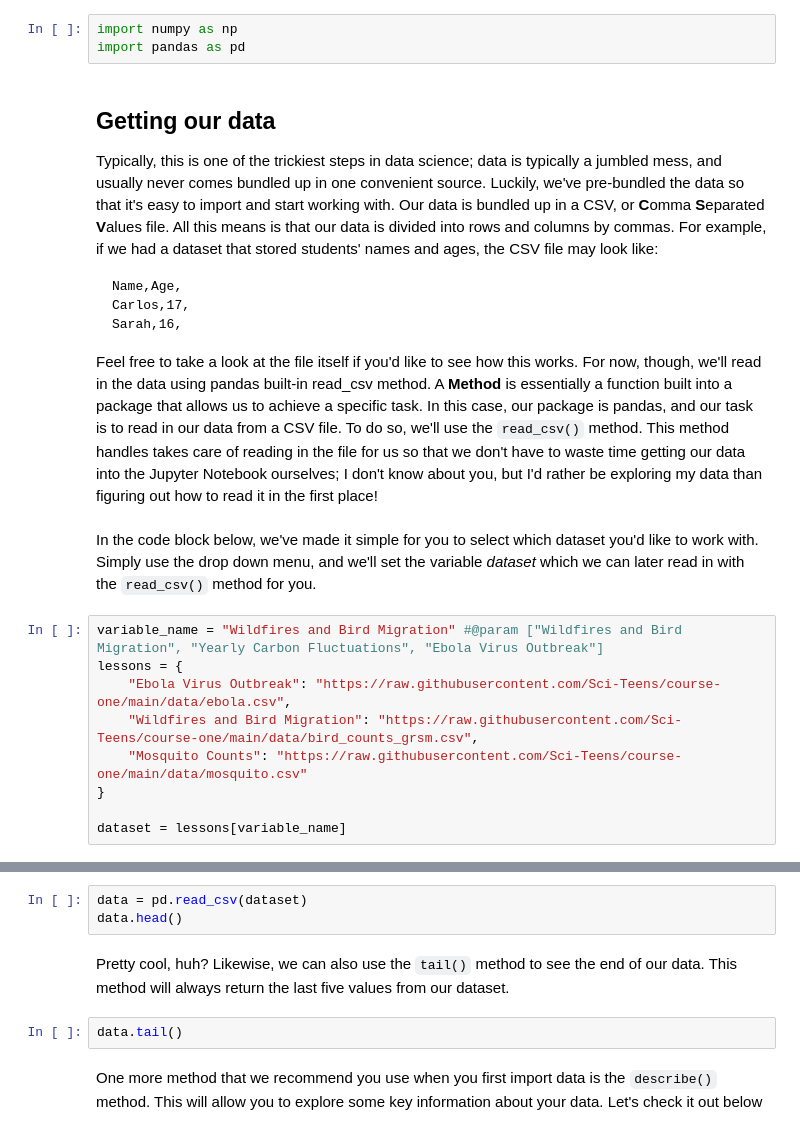
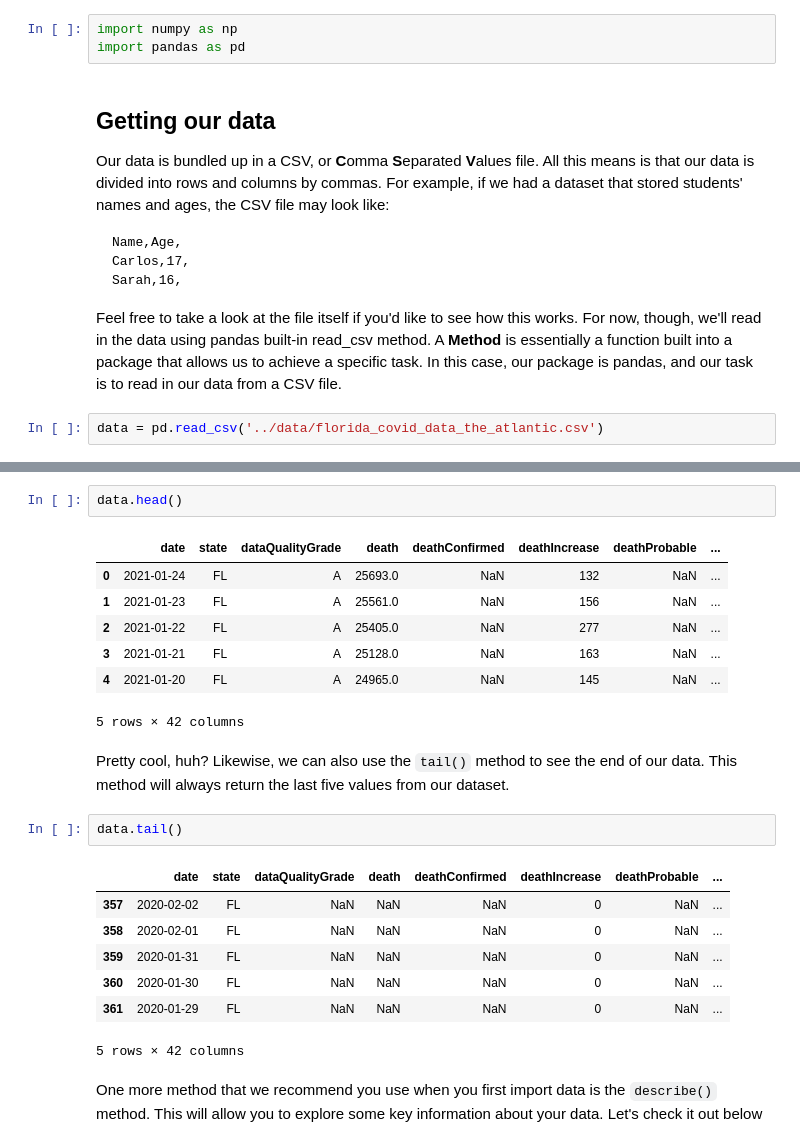
Before and after one commit to Sci-Teens/ecology-program, a Jupyter notebook: lessons/2_introduction_to_data_processing.ipynb, the cells around one changed output, grey strips where cells are left out. Cells and saved outputs as stored; diff of their text form.

Commit message:
Remove unnecessary data Remove repetitive text from lesson two

````diff
--- a/lessons/2_introduction_to_data_processing.ipynb
+++ b/lessons/2_introduction_to_data_processing.ipynb
@@ -20,25 +20,16 @@ import numpy as np
 import pandas as pd
 # %% [markdown]
 ## Getting our data
-Typically, this is one of the trickiest steps in data science; data is typically a jumbled mess, and usually never comes bundled up in one convenient source. Luckily, we've pre-bundled the data so that it's easy to import and start working with. Our data is bundled up in a CSV, or **C**omma **S**eparated **V**alues file. All this means is that our data is divided into rows and columns by commas. For example, if we had a dataset that stored students' names and ages, the CSV file may look like:
+Our data is bundled up in a CSV, or **C**omma **S**eparated **V**alues file. All this means is that our data is divided into rows and columns by commas. For example, if we had a dataset that stored students' names and ages, the CSV file may look like:
 ```
 Name,Age,
 Carlos,17,
 Sarah,16,
 ```
 
-Feel free to take a look at the file itself if you'd like to see how this works. For now, though, we'll read in the data using pandas built-in read_csv method. A **Method** is essentially a function built into a package that allows us to achieve a specific task. In this case, our package is pandas, and our task is to read in our data from a CSV file. To do so, we'll use the ``read_csv()`` method. This method handles takes care of reading in the file for us so that we don't have to waste time getting our data into the Jupyter Notebook ourselves; I don't know about you, but I'd rather be exploring my data than figuring out how to read it in the first place!
+Feel free to take a look at the file itself if you'd like to see how this works. For now, though, we'll read in the data using pandas built-in read_csv method. A **Method** is essentially a function built into a package that allows us to achieve a specific task. In this case, our package is pandas, and our task is to read in our data from a CSV file.
-# %% [markdown]
-In the code block below, we've made it simple for you to select which dataset you'd like to work with. Simply use the drop down menu, and we'll set the variable *dataset* which we can later read in with the `read_csv()` method for you.
-# %%
-variable_name = "Wildfires and Bird Migration" #@param ["Wildfires and Bird Migration", "Yearly Carbon Fluctuations", "Ebola Virus Outbreak"]
-lessons = {
-    "Ebola Virus Outbreak": "https://raw.githubusercontent.com/Sci-Teens/course-one/main/data/ebola.csv",
-    "Wildfires and Bird Migration": "https://raw.githubusercontent.com/Sci-Teens/course-one/main/data/bird_counts_grsm.csv",
-    "Mosquito Counts": "https://raw.githubusercontent.com/Sci-Teens/course-one/main/data/mosquito.csv"
-}
-
-dataset = lessons[variable_name]
+# %%
+data = pd.read_csv('../data/florida_covid_data_the_atlantic.csv')
 # %% [markdown]
 ## Reading in your data
 
@@ -46,12 +37,27 @@ dataset = lessons[variable_name]
 
 Let's go ahead and read in the dataset that you chose to work with. For starters, let's take a peek at the first five values within the dataset using the `head()` method. This method will always return the first five values from our dataset.
 # %%
-data = pd.read_csv(dataset)
 data.head()
+# %% [output]
+|  | date | state | dataQualityGrade | death | deathConfirmed | deathIncrease | deathProbable | ... |
+| 0 | 2021-01-24 | FL | A | 25693.0 | NaN | 132 | NaN | ... |
+| 1 | 2021-01-23 | FL | A | 25561.0 | NaN | 156 | NaN | ... |
+| 2 | 2021-01-22 | FL | A | 25405.0 | NaN | 277 | NaN | ... |
+| 3 | 2021-01-21 | FL | A | 25128.0 | NaN | 163 | NaN | ... |
+| 4 | 2021-01-20 | FL | A | 24965.0 | NaN | 145 | NaN | ... |
+5 rows × 42 columns
 # %% [markdown]
 Pretty cool, huh? Likewise, we can also use the ``tail()`` method to see the end of our data. This method will always return the last five values from our dataset.
 # %%
 data.tail()
+# %% [output]
+|  | date | state | dataQualityGrade | death | deathConfirmed | deathIncrease | deathProbable | ... |
+| 357 | 2020-02-02 | FL | NaN | NaN | NaN | 0 | NaN | ... |
+| 358 | 2020-02-01 | FL | NaN | NaN | NaN | 0 | NaN | ... |
+| 359 | 2020-01-31 | FL | NaN | NaN | NaN | 0 | NaN | ... |
+| 360 | 2020-01-30 | FL | NaN | NaN | NaN | 0 | NaN | ... |
+| 361 | 2020-01-29 | FL | NaN | NaN | NaN | 0 | NaN | ... |
+5 rows × 42 columns
 # %% [markdown]
 One more method that we recommend you use when you first import data is the ``describe()`` method. This will allow you to explore some key information about your data. Let's check it out below
 # %%
````
Also changed, not shown: parts of 10 cells of this notebook, 7 other files.
